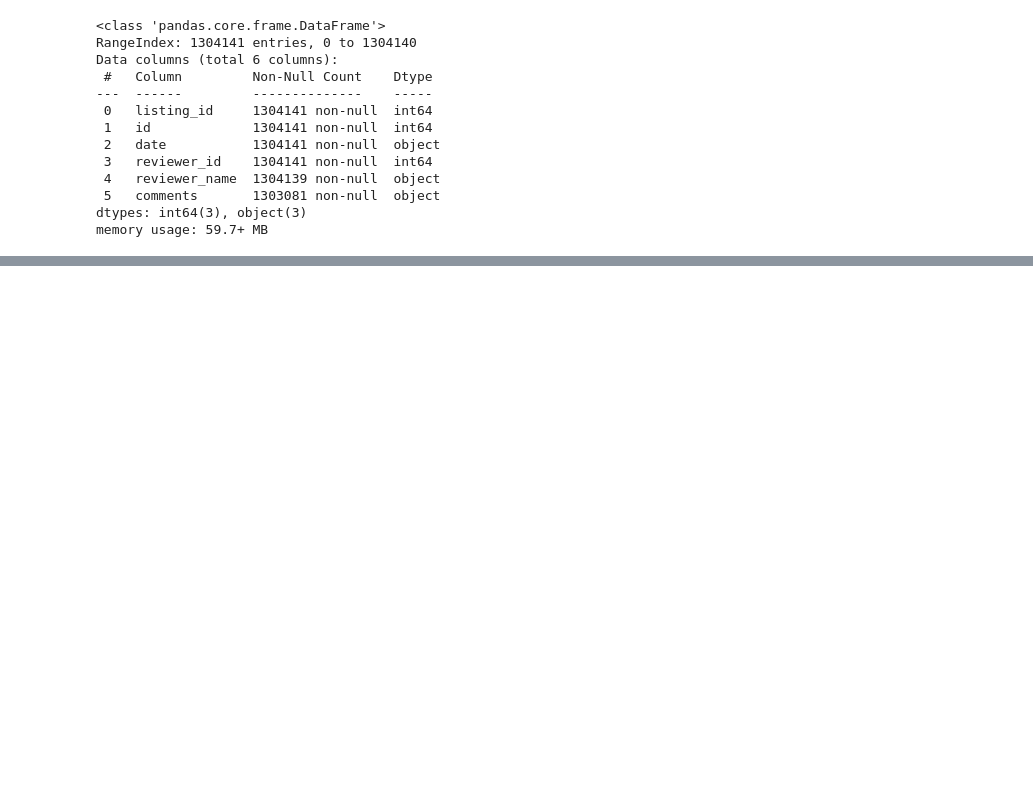
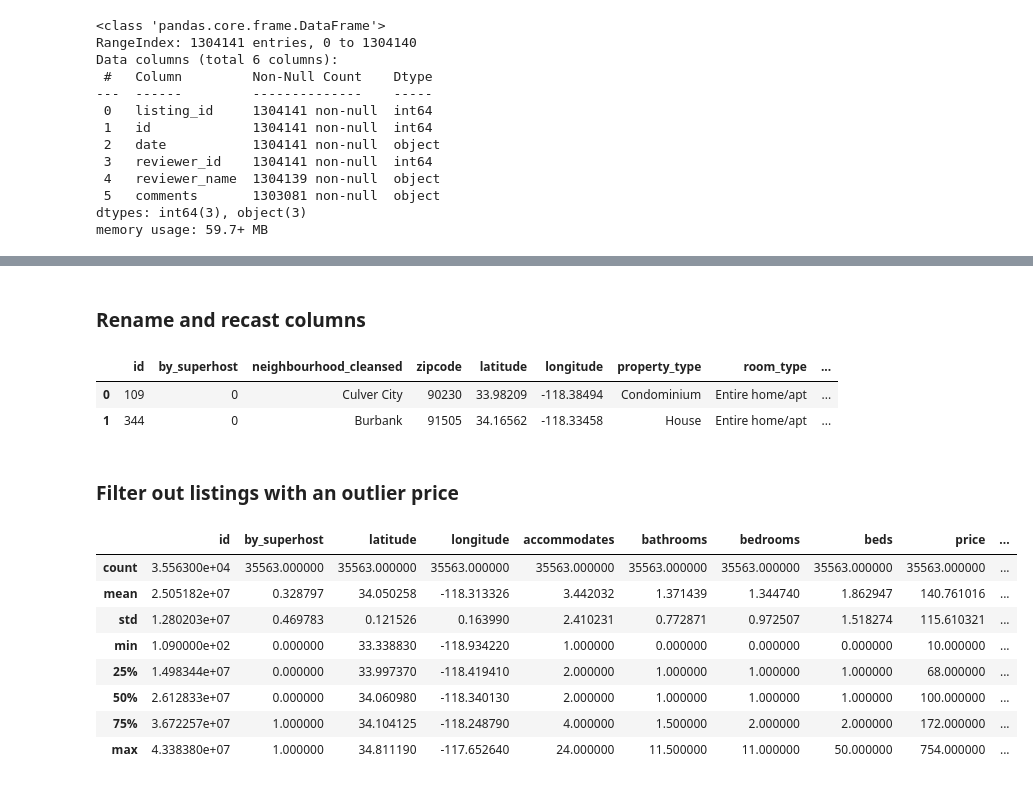
Before and after one commit to tri-bui/airbnb-la-listings, a Jupyter notebook: 2-eda.ipynb, the cells around one changed output, grey strips where cells are left out. Saved outputs shown, nothing was run; the diff lists cells and outputs as text; code cells hidden in the pictures; blank space fills up the shorter version.

```diff
--- a/2-eda.ipynb
+++ b/2-eda.ipynb
@@ -53,0 +65,29 @@ listings.info()
+# %% [markdown]
+### Rename and recast columns
+# %%
+# Rename columns to simpler names
+listings.rename(columns={'host_is_superhost': 'by_superhost',
+                         'review_scores_rating': 'score_rating'}, inplace=True)
+
+# Cast `by_superhost` as integer type
+listings['by_superhost'] = listings.by_superhost.astype(int)
+listings.head(2)
+# %% [output]
+|  | id | by_superhost | neighbourhood_cleansed | zipcode | latitude | longitude | property_type | room_type | ... |
+| 0 | 109 | 0 | Culver City | 90230 | 33.98209 | -118.38494 | Condominium | Entire home/apt | ... |
+| 1 | 344 | 0 | Burbank | 91505 | 34.16562 | -118.33458 | House | Entire home/apt | ... |
+# %% [markdown]
+### Filter out listings with an outlier price
+# %%
+list765 = listings[listings.price <= 765].copy()
+list765.describe()
+# %% [output]
+|  | id | by_superhost | latitude | longitude | accommodates | bathrooms | bedrooms | beds | price | ... |
+| count | 3.556300e+04 | 35563.000000 | 35563.000000 | 35563.000000 | 35563.000000 | 35563.000000 | 35563.000000 | 35563.000000 | 35563.000000 | ... |
+| mean | 2.505182e+07 | 0.328797 | 34.050258 | -118.313326 | 3.442032 | 1.371439 | 1.344740 | 1.862947 | 140.761016 | ... |
+| std | 1.280203e+07 | 0.469783 | 0.121526 | 0.163990 | 2.410231 | 0.772871 | 0.972507 | 1.518274 | 115.610321 | ... |
+| min | 1.090000e+02 | 0.000000 | 33.338830 | -118.934220 | 1.000000 | 0.000000 | 0.000000 | 0.000000 | 10.000000 | ... |
+| 25% | 1.498344e+07 | 0.000000 | 33.997370 | -118.419410 | 2.000000 | 1.000000 | 1.000000 | 1.000000 | 68.000000 | ... |
+| 50% | 2.612833e+07 | 0.000000 | 34.060980 | -118.340130 | 2.000000 | 1.000000 | 1.000000 | 1.000000 | 100.000000 | ... |
+| 75% | 3.672257e+07 | 1.000000 | 34.104125 | -118.248790 | 4.000000 | 1.500000 | 2.000000 | 2.000000 | 172.000000 | ... |
+| max | 4.338380e+07 | 1.000000 | 34.811190 | -117.652640 | 24.000000 | 11.500000 | 11.000000 | 50.000000 | 754.000000 | ... |
```
Also changed, not shown: parts of 10 cells of this notebook, 1 other file.
